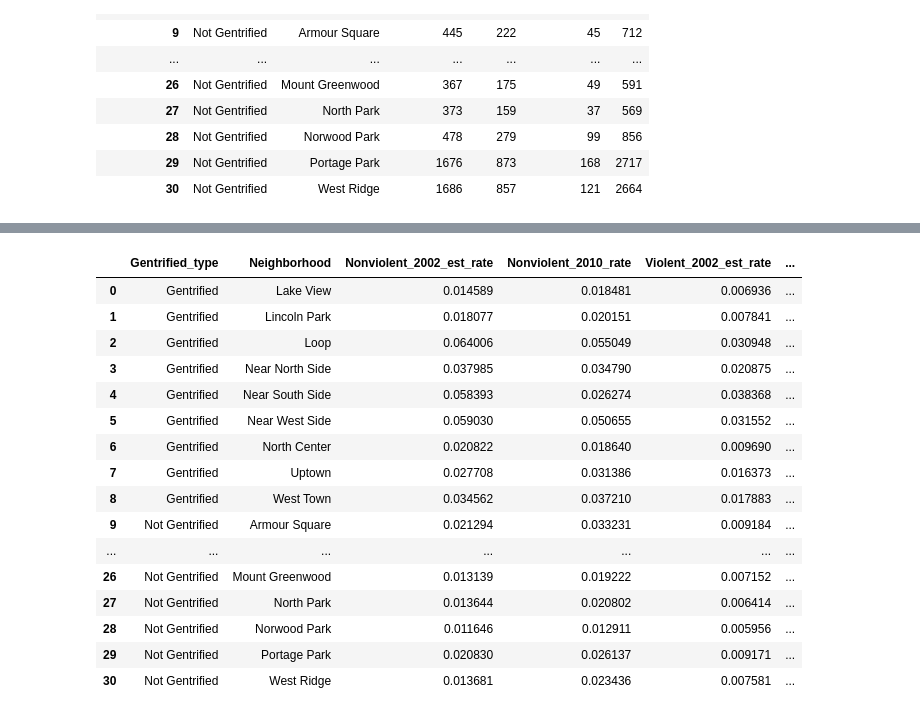
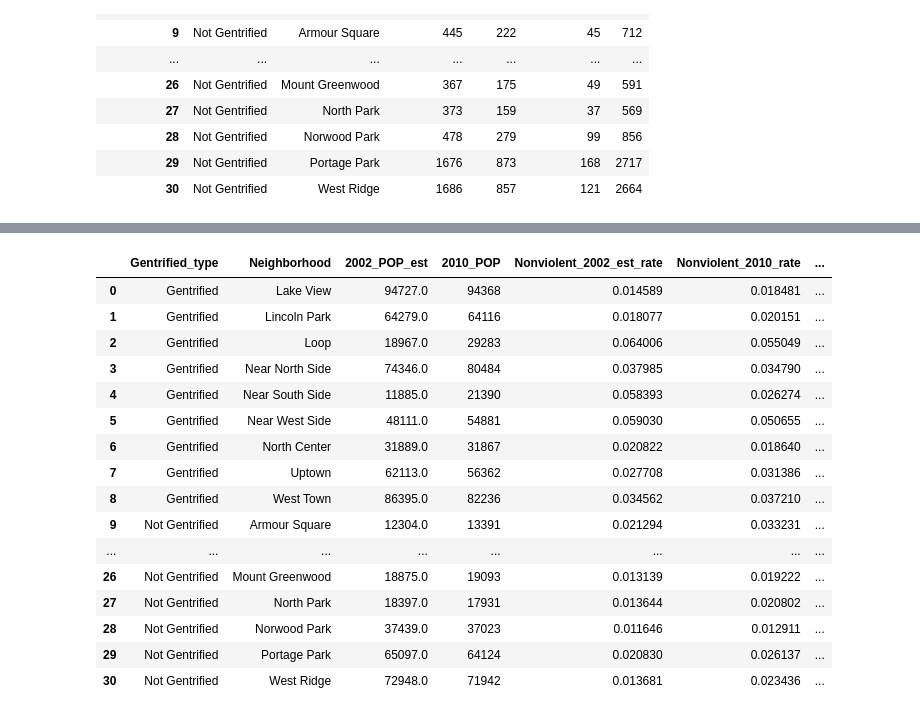
Before and after one commit to ajdeschenes/RuPaulsitory, a Jupyter notebook: crime/chicago_crime_api_json.ipynb, the cells around one changed output, grey strips where cells are left out. Saved outputs shown, nothing was run; the diff lists cells and outputs as text; code cells hidden in the pictures.

```diff
--- a/crime/chicago_crime_api_json.ipynb
+++ b/crime/chicago_crime_api_json.ipynb
@@ -487,23 +498,23 @@ display(crime_all_yr_name.head(30))
 # %%
-crimerate_all_yr = crime_all_yr_name.iloc[:,[0,1,18,22,19,23,20,24,21,25]]
+crimerate_all_yr = crime_all_yr_name.iloc[:,[0,1,16,17,18,22,19,23,20,24,21,25]]
 
 #display(crime_all_yr_name.columns[[0,1,18,22,19,23,20,24,21,25]])
 display(crimerate_all_yr)
 # %% [output]
-|  | Gentrified_type | Neighborhood | Nonviolent_2002_est_rate | Nonviolent_2010_rate | Violent_2002_est_rate | ... |
-| 0 | Gentrified | Lake View | 0.014589 | 0.018481 | 0.006936 | ... |
-| 1 | Gentrified | Lincoln Park | 0.018077 | 0.020151 | 0.007841 | ... |
-| 2 | Gentrified | Loop | 0.064006 | 0.055049 | 0.030948 | ... |
-| 3 | Gentrified | Near North Side | 0.037985 | 0.034790 | 0.020875 | ... |
-| 4 | Gentrified | Near South Side | 0.058393 | 0.026274 | 0.038368 | ... |
-| 5 | Gentrified | Near West Side | 0.059030 | 0.050655 | 0.031552 | ... |
-| 6 | Gentrified | North Center | 0.020822 | 0.018640 | 0.009690 | ... |
-| 7 | Gentrified | Uptown | 0.027708 | 0.031386 | 0.016373 | ... |
-| 8 | Gentrified | West Town | 0.034562 | 0.037210 | 0.017883 | ... |
-| 9 | Not Gentrified | Armour Square | 0.021294 | 0.033231 | 0.009184 | ... |
-| ... | ... | ... | ... | ... | ... | ... |
-| 26 | Not Gentrified | Mount Greenwood | 0.013139 | 0.019222 | 0.007152 | ... |
-| 27 | Not Gentrified | North Park | 0.013644 | 0.020802 | 0.006414 | ... |
-| 28 | Not Gentrified | Norwood Park | 0.011646 | 0.012911 | 0.005956 | ... |
-| 29 | Not Gentrified | Portage Park | 0.020830 | 0.026137 | 0.009171 | ... |
-| 30 | Not Gentrified | West Ridge | 0.013681 | 0.023436 | 0.007581 | ... |
+|  | Gentrified_type | Neighborhood | 2002_POP_est | 2010_POP | Nonviolent_2002_est_rate | Nonviolent_2010_rate | ... |
+| 0 | Gentrified | Lake View | 94727.0 | 94368 | 0.014589 | 0.018481 | ... |
+| 1 | Gentrified | Lincoln Park | 64279.0 | 64116 | 0.018077 | 0.020151 | ... |
+| 2 | Gentrified | Loop | 18967.0 | 29283 | 0.064006 | 0.055049 | ... |
+| 3 | Gentrified | Near North Side | 74346.0 | 80484 | 0.037985 | 0.034790 | ... |
+| 4 | Gentrified | Near South Side | 11885.0 | 21390 | 0.058393 | 0.026274 | ... |
+| 5 | Gentrified | Near West Side | 48111.0 | 54881 | 0.059030 | 0.050655 | ... |
+| 6 | Gentrified | North Center | 31889.0 | 31867 | 0.020822 | 0.018640 | ... |
+| 7 | Gentrified | Uptown | 62113.0 | 56362 | 0.027708 | 0.031386 | ... |
+| 8 | Gentrified | West Town | 86395.0 | 82236 | 0.034562 | 0.037210 | ... |
+| 9 | Not Gentrified | Armour Square | 12304.0 | 13391 | 0.021294 | 0.033231 | ... |
+| ... | ... | ... | ... | ... | ... | ... | ... |
+| 26 | Not Gentrified | Mount Greenwood | 18875.0 | 19093 | 0.013139 | 0.019222 | ... |
+| 27 | Not Gentrified | North Park | 18397.0 | 17931 | 0.013644 | 0.020802 | ... |
+| 28 | Not Gentrified | Norwood Park | 37439.0 | 37023 | 0.011646 | 0.012911 | ... |
+| 29 | Not Gentrified | Portage Park | 65097.0 | 64124 | 0.020830 | 0.026137 | ... |
+| 30 | Not Gentrified | West Ridge | 72948.0 | 71942 | 0.013681 | 0.023436 | ... |
```
Also changed, not shown: parts of 10 cells of this notebook, 7 other files.
